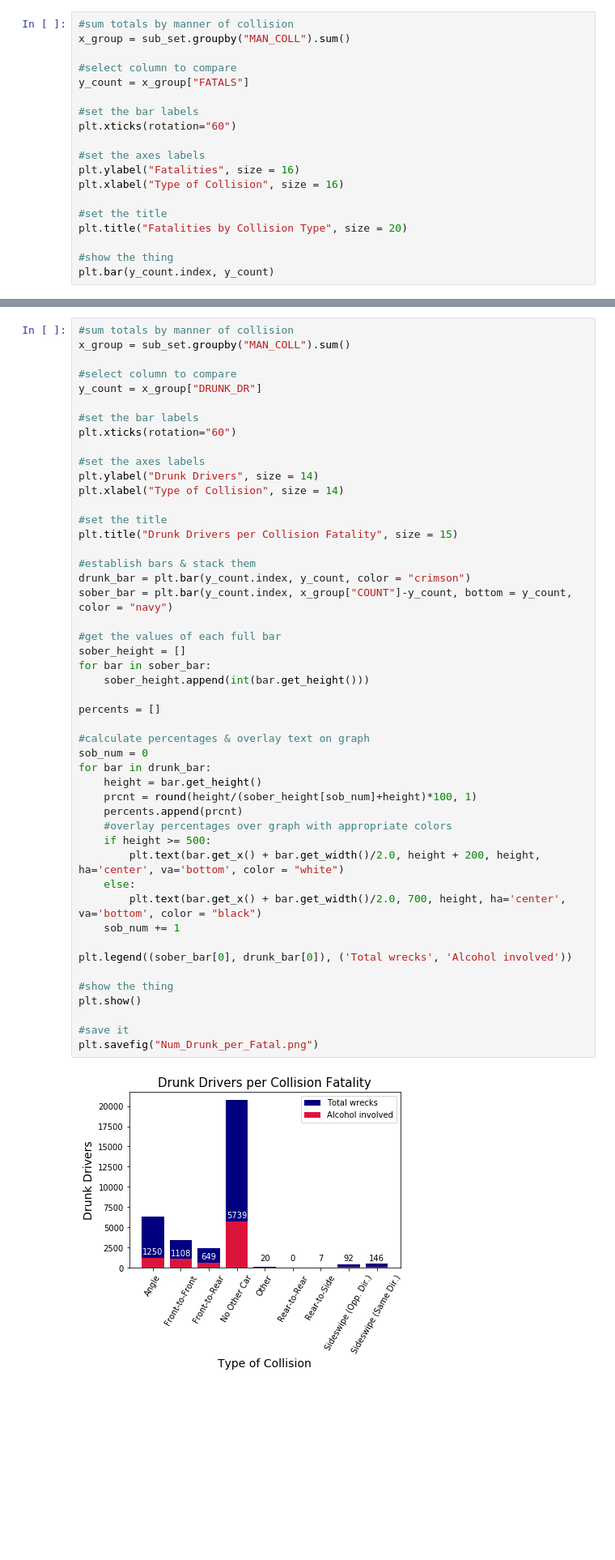
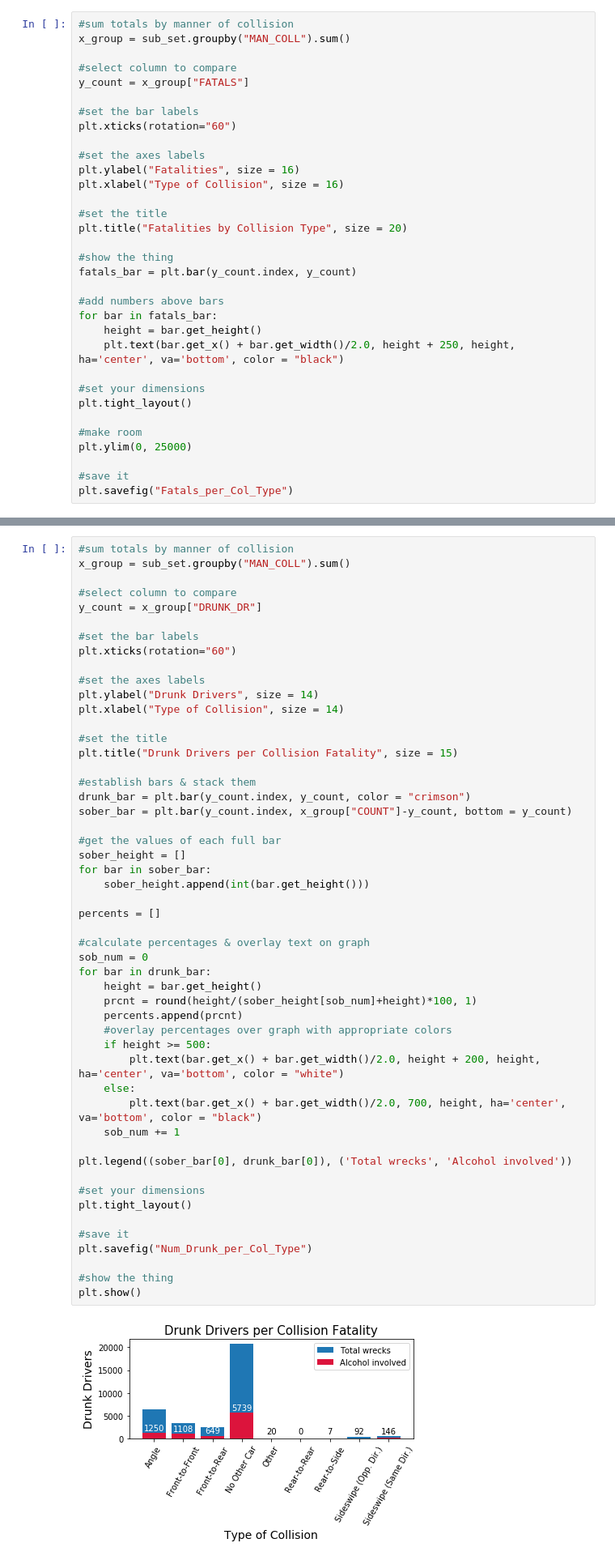
Before and after one commit to cglovertenn/Fatal_Trends_USADriving, a Jupyter notebook: Manner of Collision.ipynb, the cells around one changed output, grey strips where cells are left out. Shown at 81% size. Cells and saved outputs as stored; diff of their text form; blank space fills up the shorter version.

```diff
--- a/Manner of Collision.ipynb
+++ b/Manner of Collision.ipynb
@@ -272,5 +288,19 @@ plt.xlabel("Type of Collision", size = 16)
 plt.title("Fatalities by Collision Type", size = 20)
 
 #show the thing
-plt.bar(y_count.index, y_count)
+fatals_bar = plt.bar(y_count.index, y_count)
+
+#add numbers above bars
+for bar in fatals_bar:
+    height = bar.get_height()
+    plt.text(bar.get_x() + bar.get_width()/2.0, height + 250, height, ha='center', va='bottom', color = "black")
+
+#set your dimensions
+plt.tight_layout()
+
+#make room
+plt.ylim(0, 25000)
+
+#save it
+plt.savefig("Fatals_per_Col_Type")
 # %% [output]
@@ -294,35 +323,38 @@ plt.xlabel("Type of Collision", size = 14)
 plt.title("Drunk Drivers per Collision Fatality", size = 15)
 
 #establish bars & stack them
 drunk_bar = plt.bar(y_count.index, y_count, color = "crimson")
-sober_bar = plt.bar(y_count.index, x_group["COUNT"]-y_count, bottom = y_count, color = "navy")
+sober_bar = plt.bar(y_count.index, x_group["COUNT"]-y_count, bottom = y_count)
 
 #get the values of each full bar
 sober_height = []
 for bar in sober_bar:
     sober_height.append(int(bar.get_height()))
 
 percents = []
 
 #calculate percentages & overlay text on graph
 sob_num = 0
 for bar in drunk_bar:
     height = bar.get_height()
     prcnt = round(height/(sober_height[sob_num]+height)*100, 1)
     percents.append(prcnt)
     #overlay percentages over graph with appropriate colors
     if height >= 500:
         plt.text(bar.get_x() + bar.get_width()/2.0, height + 200, height, ha='center', va='bottom', color = "white")
     else:
         plt.text(bar.get_x() + bar.get_width()/2.0, 700, height, ha='center', va='bottom', color = "black")
     sob_num += 1
 
 plt.legend((sober_bar[0], drunk_bar[0]), ('Total wrecks', 'Alcohol involved'))
 
+#set your dimensions
+plt.tight_layout()
+
+#save it
+plt.savefig("Num_Drunk_per_Col_Type")
+
 #show the thing
 plt.show()
-
-#save it
-plt.savefig("Num_Drunk_per_Fatal.png")
 # %% [output]
-[figure, old version]
+[figure, new version]
```
Also changed, not shown: parts of 17 cells of this notebook, 13 other files.
